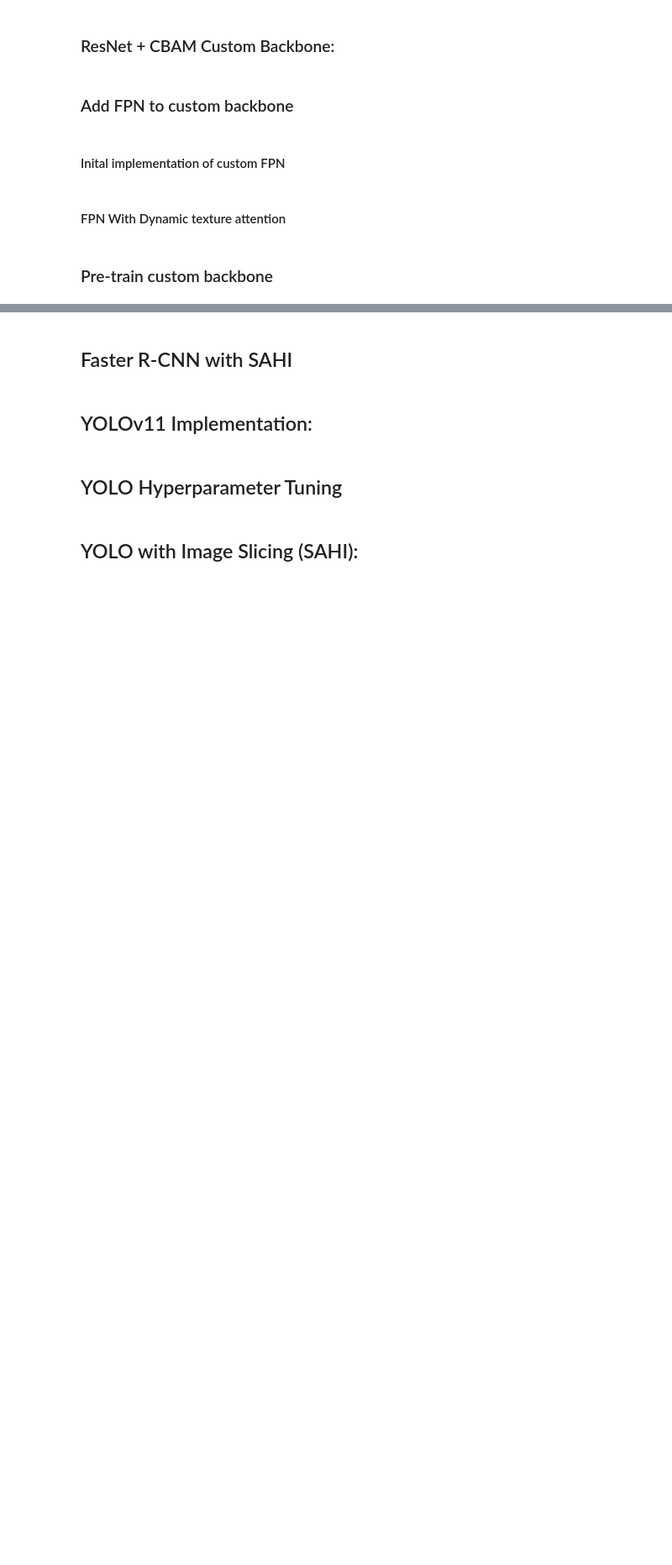
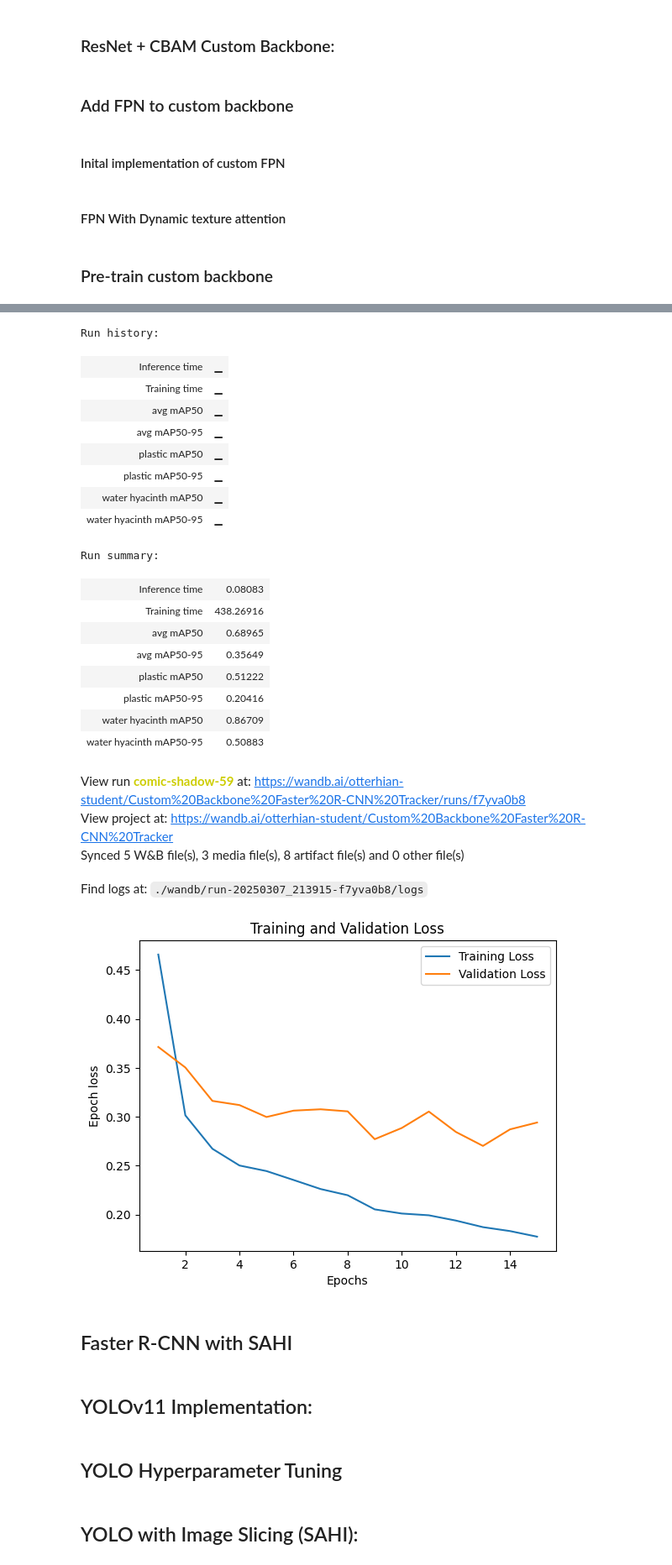
Before and after one commit to Amy-RT/Faster-R-CNN-Custom-Backbones, a Jupyter notebook: UoL Final Project based on CM3015 template "deep learning on public dataset".ipynb, the cells around one changed output, grey strips where cells are left out. Shown at 84% size. Drawn from its saved outputs; the diff is of its cells as text; code cells hidden in the pictures; blank space fills up the shorter version.

Commit message:
pre-train model on DOTA, then save and load weights

```diff
--- a/UoL Final Project based on CM3015 template "deep learning on public dataset".ipynb
+++ b/UoL Final Project based on CM3015 template "deep learning on public dataset".ipynb
@@ -1568,7 +1543,8 @@ def model_pipeline(model_wrapper: FasterRCNNWrapper,
 
       # free up memory as writer no longer needed
       writer.close()
-      return test_results
+      if not is_console_logging:
+        return test_results
 
   else:
     model_wrapper.train(num_epochs, train_dataset_loader, val_dataset_loader, optimizer, is_console_logging)
@@ -1578,7 +1554,9 @@ def model_pipeline(model_wrapper: FasterRCNNWrapper,
 
     test_results = model_wrapper.test(test_dataset_loader, is_console_logging)
     free_gpu_ram(test_dataset_loader)
-    return test_results
+
+    if not is_console_logging:
+      return test_results
 
   # visualise samples of predictions
   # model_predictions = test_results["predictions"]
@@ -3373,5 +3347,5 @@ test_dataset = UAVImageDataset(data_dir_imgs="/content/drive/MyDrive/UoL Final P
 # %%
-train_dataset_loader = torch.utils.data.DataLoader(train_dataset,
+pretrain_train_dataset_loader = torch.utils.data.DataLoader(pretrain_dataset,
                                                    collate_fn=lambda x: x,
                                                    batch_size=16,
                                                    shuffle=True,
@@ -3379,17 +3353,9 @@ train_dataset_loader = torch.utils.data.DataLoader(train_dataset,
                                                    num_workers=12,
                                                    prefetch_factor=10)
 
-val_dataset_loader = torch.utils.data.DataLoader(val_dataset, collate_fn=lambda x: x, batch_size=16,
+pretrain_val_dataset_loader = torch.utils.data.DataLoader(pretrain_val_dataset, collate_fn=lambda x: x, batch_size=16,
                                                  num_workers=6)
 
-test_dataset_loader = torch.utils.data.DataLoader(test_dataset, collate_fn=lambda x: x, batch_size=16,
+pretrain_test_dataset_loader = torch.utils.data.DataLoader(pretrain_test_dataset, collate_fn=lambda x: x, batch_size=16,
                                                   num_workers=6)
-
-# train_dataset_loader = torch.utils.data.DataLoader(train_dataset, collate_fn=lambda x: x, batch_size=16, shuffle=True, pin_memory=True,
-#                                                    )
-
-# val_dataset_loader = torch.utils.data.DataLoader(val_dataset, collate_fn=lambda x: x, batch_size=16,)
-
-# test_dataset_loader = torch.utils.data.DataLoader(test_dataset, collate_fn=lambda x: x, batch_size=16,
-#                                                   )
 # %%
@@ -3419,0 +3402,3 @@ cbam_model_wrapper.override_prediction_heads(num_classes)
+# %%
+DOTA_pretrained_weights_path = '/content/drive/MyDrive/Colab Notebooks/UoL FP/my_data_model_test/saved_models/custom_fpn_with_DTA_model_weights.pth'
+# torch.save(dota_model_wrapper.model.state_dict(), DOTA_pretrained_weights_path)
@@ -3419,0 +3443,9 @@ cbam_model_wrapper.override_prediction_heads(num_classes)
+# %%
+fine_tuned_model_wrapper.model.to(device)
+# optimizer = torch.optim.Adam(cbam_model_wrapper.model.parameters(), lr=0.0005)
+optimizer = torch.optim.Adam(fine_tuned_model_wrapper.model.parameters(), lr=0.00025)
+num_epochs = 15
+model_pipeline(fine_tuned_model_wrapper, optimizer, num_epochs, train_dataset_loader,
+               val_dataset_loader, test_dataset_loader, device,
+               True, "Custom Backbone Faster R-CNN Tracker")
+# %% [output]
@@ -3420,3 +3475,26 @@ cbam_model_wrapper.override_prediction_heads(num_classes)
+Run history:
+| Inference time | ▁ |
+| Training time | ▁ |
+| avg mAP50 | ▁ |
+| avg mAP50-95 | ▁ |
+| plastic mAP50 | ▁ |
+| plastic mAP50-95 | ▁ |
+| water hyacinth mAP50 | ▁ |
+| water hyacinth mAP50-95 | ▁ |
+Run summary:
+| Inference time | 0.08083 |
+| Training time | 438.26916 |
+| avg mAP50 | 0.68965 |
+| avg mAP50-95 | 0.35649 |
+| plastic mAP50 | 0.51222 |
+| plastic mAP50-95 | 0.20416 |
+| water hyacinth mAP50 | 0.86709 |
+| water hyacinth mAP50-95 | 0.50883 |
+View run comic-shadow-59 at: https://wandb.ai/otterhian-student/Custom%20Backbone%20Faster%20R-CNN%20Tracker/runs/f7yva0b8
+View project at: https://wandb.ai/otterhian-student/Custom%20Backbone%20Faster%20R-CNN%20Tracker
+Synced 5 W&B file(s), 3 media file(s), 8 artifact file(s) and 0 other file(s)
+Find logs at: ./wandb/run-20250307_213915-f7yva0b8/logs
+[figure, added]
 # %% [markdown]
 ## Faster R-CNN with SAHI
 # %%
```
Also changed, not shown: parts of 19 cells of this notebook.
